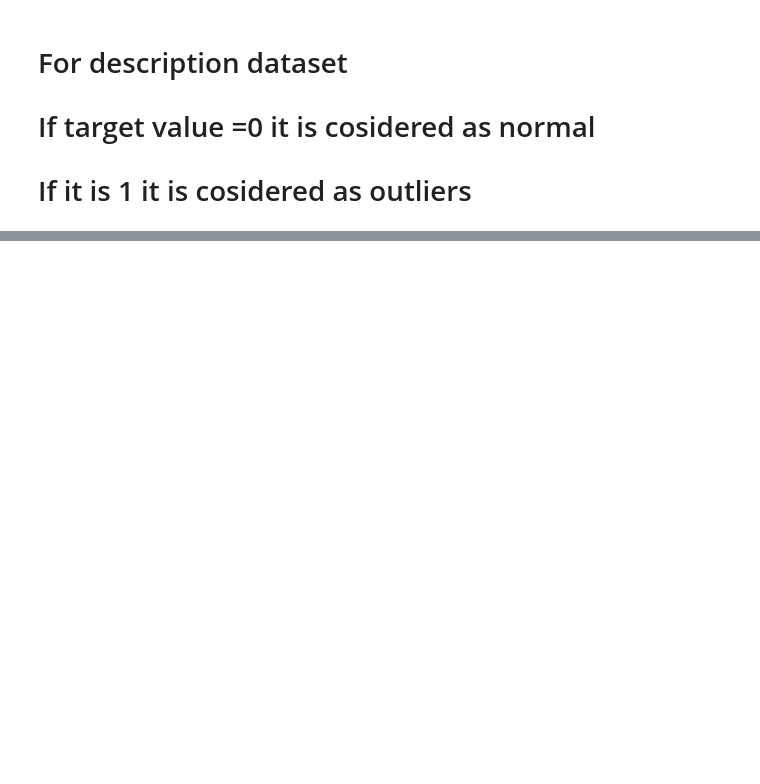
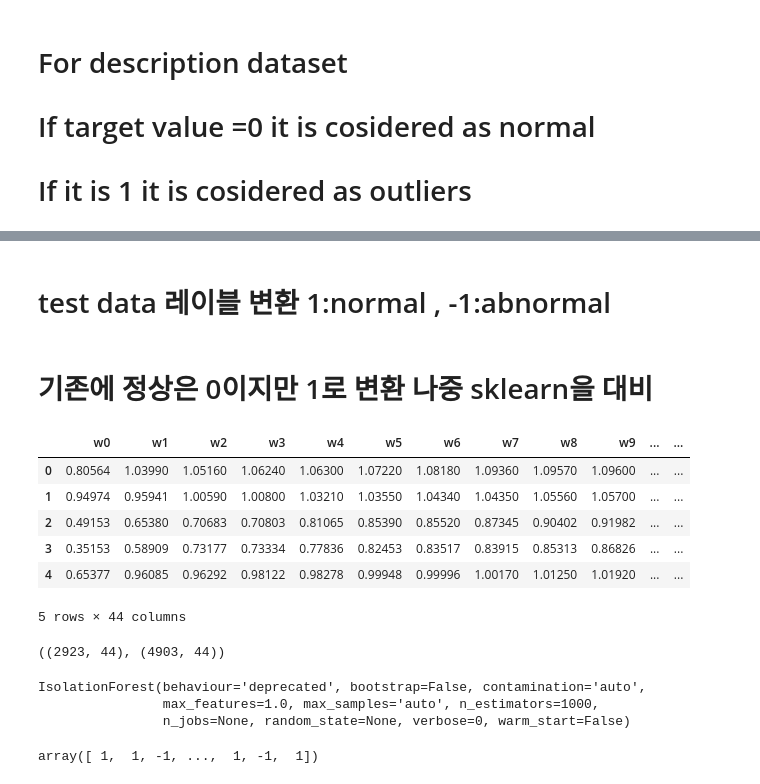
Before and after one commit to SuminBae97/MachineLearning, a Jupyter notebook: file_1.ipynb, the cells around one changed output, grey strips where cells are left out. Cells and saved outputs as stored; diff of their text form; code cells hidden in the pictures; blank space fills up the shorter version.

```diff
--- a/file_1.ipynb
+++ b/file_1.ipynb
@@ -11,7 +13,7 @@ from sklearn.ensemble import IsolationForest
 # If it is 1 it is cosidered as outliers
 # %%
 # df_2 = pd.read_csv(join("data",'train_reuter_org_1.csv'),header=None)
-df_2 = pd.read_csv(join("data",'train_reuter_877_44_1.csv'),header=None)
+df = pd.read_csv(join("data",'train_reuter_877_44_1.csv'),header=None)
 test = pd.read_csv(join("data",'test_reuter_877_44_1.csv'),header=None)
 # %%
 #df_2 = pd.read_csv("train_reuter_877_44_1.csv",header=None)
@@ -147,0 +41,10 @@ list(train_predict).count(1) / len(datax)
+# %%
+# cl = [f"w{i}" for i in range(len(test.columns)-1)]
+# cl.append('is_anomal')
+# test.columns = cl
+
+columns = [f"w{i}" for i in range(len(df.columns)-1)]
+columns.append('is_normal')
+
+
+df.columns = columns
@@ -147,0 +61,3 @@ list(train_predict).count(1) / len(datax)
+# %%
+data = df.iloc[:,:-1]
+label = df.iloc[:,[-1]]
@@ -147,0 +71,2 @@ list(train_predict).count(1) / len(datax)
+# %% [markdown]
+# test data 레이블 변환 1:normal , -1:abnormal
@@ -147,0 +76,2 @@ list(train_predict).count(1) / len(datax)
+# %% [markdown]
+# 기존에 정상은 0이지만 1로 변환 나중 sklearn을 대비
@@ -147,0 +80,14 @@ list(train_predict).count(1) / len(datax)
+# %%
+data.head(5)
+# %% [output]
+|  | w0 | w1 | w2 | w3 | w4 | w5 | w6 | w7 | w8 | w9 | ... | ... |
+| 0 | 0.80564 | 1.03990 | 1.05160 | 1.06240 | 1.06300 | 1.07220 | 1.08180 | 1.09360 | 1.09570 | 1.09600 | ... | ... |
+| 1 | 0.94974 | 0.95941 | 1.00590 | 1.00800 | 1.03210 | 1.03550 | 1.04340 | 1.04350 | 1.05560 | 1.05700 | ... | ... |
+| 2 | 0.49153 | 0.65380 | 0.70683 | 0.70803 | 0.81065 | 0.85390 | 0.85520 | 0.87345 | 0.90402 | 0.91982 | ... | ... |
+| 3 | 0.35153 | 0.58909 | 0.73177 | 0.73334 | 0.77836 | 0.82453 | 0.83517 | 0.83915 | 0.85313 | 0.86826 | ... | ... |
+| 4 | 0.65377 | 0.96085 | 0.96292 | 0.98122 | 0.98278 | 0.99948 | 0.99996 | 1.00170 | 1.01250 | 1.01920 | ... | ... |
+5 rows × 44 columns
+# %%
+data.shape , test_data.shape
+# %% [output]
+((2923, 44), (4903, 44))
@@ -147,0 +96,6 @@ list(train_predict).count(1) / len(datax)
+# %%
+forest.fit(data)
+# %% [output]
+IsolationForest(behaviour='deprecated', bootstrap=False, contamination='auto',
+                max_features=1.0, max_samples='auto', n_estimators=1000,
+                n_jobs=None, random_state=None, verbose=0, warm_start=False)
@@ -147,0 +104,4 @@ list(train_predict).count(1) / len(datax)
+# %%
+train_predict
+# %% [output]
+array([ 1,  1, -1, ...,  1, -1,  1])
```
Also changed, not shown: parts of 47 cells of this notebook.
